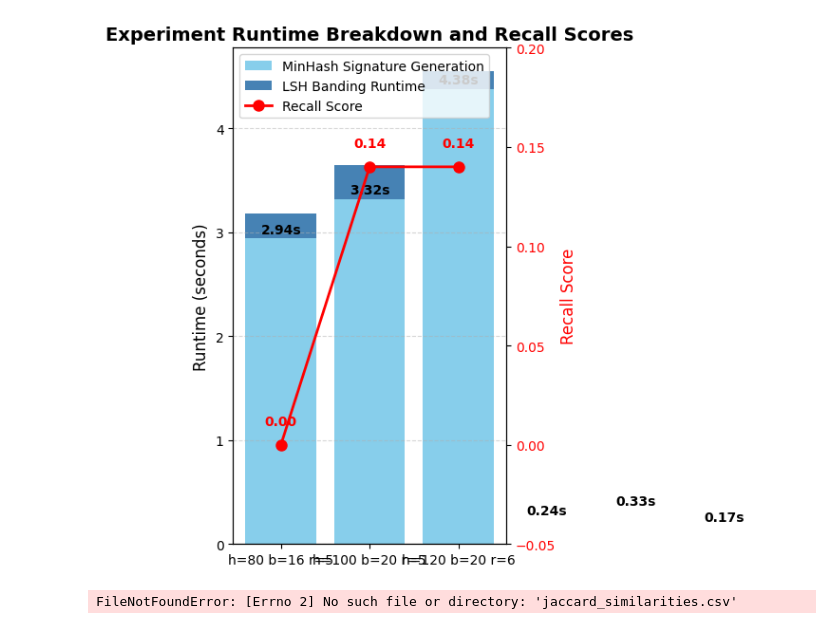
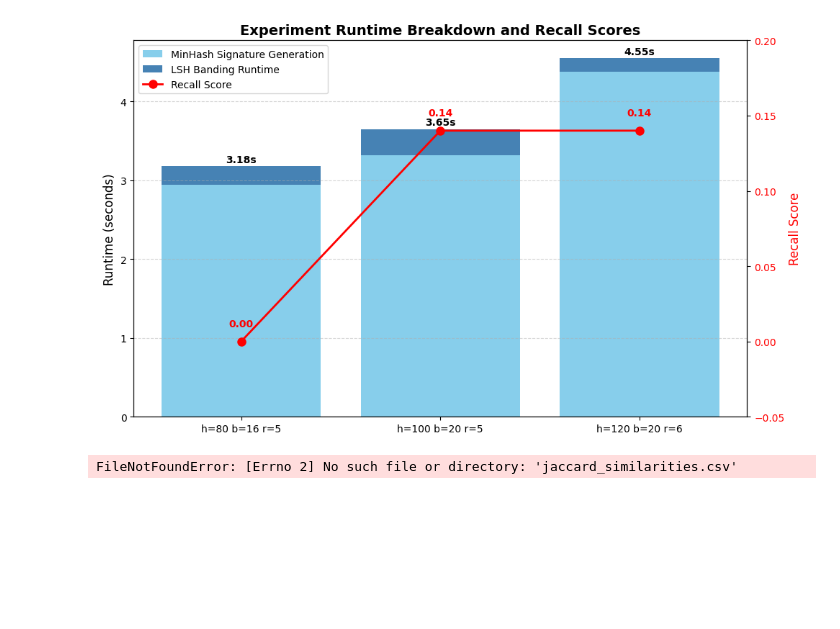
Before and after one commit to RwikKamilya/aidm_final_ass, a Jupyter notebook: result_plot.ipynb, the cells around one changed output. Drawn from its saved outputs; the diff is of its cells as text; code cells hidden in the pictures; blank space fills up the shorter version.

Commit message:
Add plotting notebook with experiment results and Jaccard similarity visualization

```diff
--- a/result_plot.ipynb
+++ b/result_plot.ipynb
@@ -6,45 +6,49 @@ configs = [
     "h=80 b=16 r=5",
     "h=100 b=20 r=5",
     "h=120 b=20 r=6"
 ]
 
-signature_time = [2.94, 3.32, 4.38]
-lsh_time=[0.24, 0.33, 0.17]
-recall_scores  = [0.00, 0.14, 0.14]
+signature_time = np.array([2.94, 3.32, 4.38])
+lsh_time       =np.array([0.24, 0.33, 0.17])
+recall_scores  = np.array([0.00, 0.14, 0.14])
 
-total = signature_time +lsh_time
+total = signature_time + lsh_time
 
 
-fig,ax1 = plt.subplots(figsize=(10,6))
+fig, ax1 = plt.subplots(figsize=(10, 6))
+
+ax1.bar(configs, signature_time, label="MinHash Signature Generation", color="skyblue")
+
+ax1.bar(configs, lsh_time, bottom=signature_time, label="LSH Banding Runtime", color="steelblue")
 
 
-ax1.bar(configs, signature_time,label="MinHash Signature Generation", color="skyblue")
-
-
-ax1.bar(configs, lsh_time, bottom=signature_time, label="LSH Banding Runtime", color="steelblue")
 ax1.set_ylabel("Runtime (seconds)", fontsize=12)
 ax1.set_title("Experiment Runtime Breakdown and Recall Scores", fontsize=14, fontweight="bold")
 ax1.grid(axis="y", linestyle="--", alpha=0.5)
-# print(total)
+
+
 for i, t in enumerate(total):
     ax1.text(i, t + 0.05, f"{t:.2f}s", ha="center", fontweight="bold")
+
 
 ax2 = ax1.twinx()
 ax2.plot(configs, recall_scores, color="red", marker="o", linewidth=2, markersize=8, label="Recall Score")
 ax2.set_ylabel("Recall Score", fontsize=12, color="red")
 ax2.tick_params(axis="y", labelcolor="red")
 ax2.set_ylim(-0.05, 0.20)
+
 for i, r in enumerate(recall_scores):
     ax2.text(i, r + 0.01, f"{r:.2f}", ha="center", fontweight="bold", color="red")
-# legends
+
+
 lines1, labels1 = ax1.get_legend_handles_labels()
 lines2, labels2 = ax2.get_legend_handles_labels()
 ax1.legend(lines1 + lines2, labels1 + labels2, loc="upper left")
 
 plt.tight_layout()
 plt.show()
 # %% [output]
-[figure, old version]
+[figure, new version]
 # %%
 import pandas as pd
 import matplotlib.pyplot as plt
```
Also changed, not shown: parts of 1 cell of this notebook.
